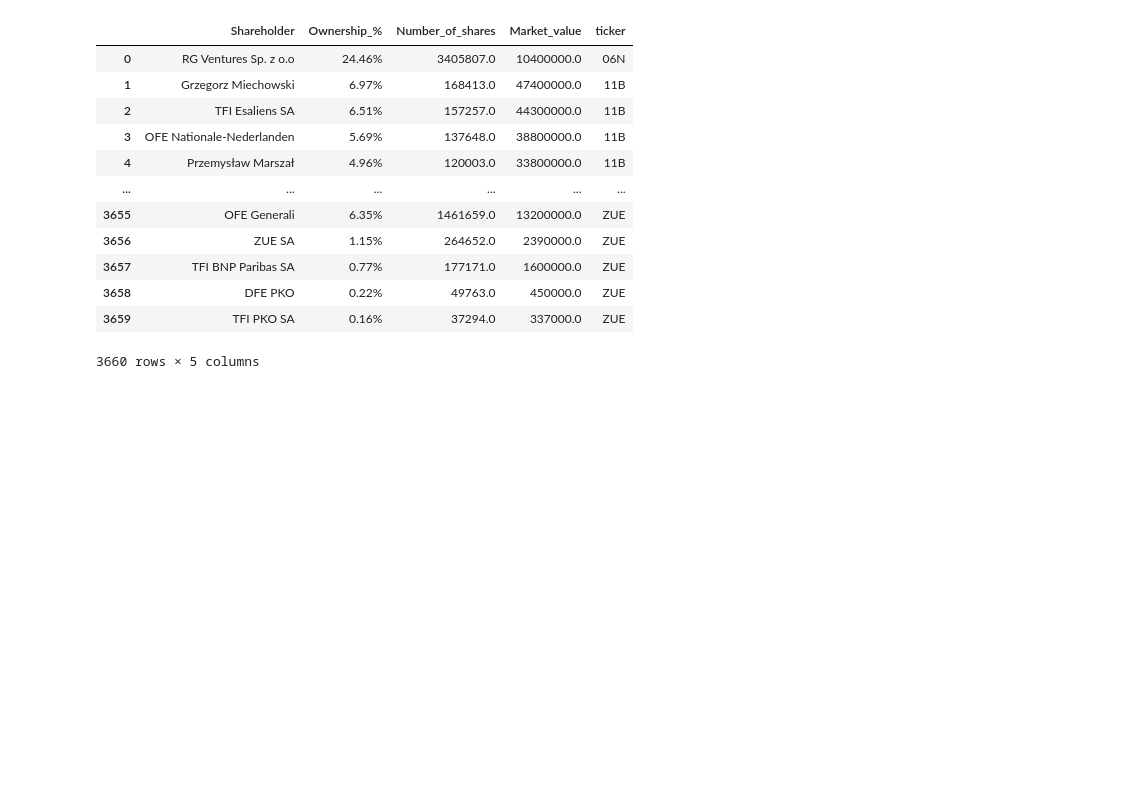
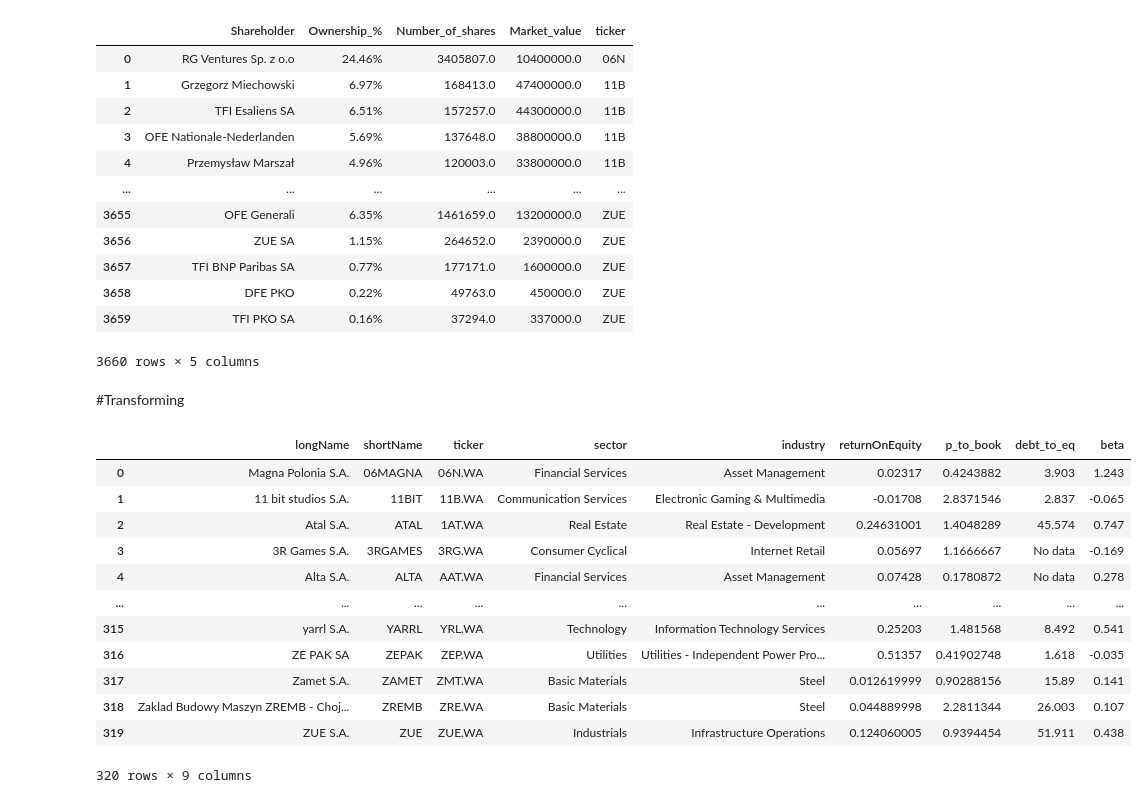
Before and after one commit to dominikjanyga/network-analysis, a Jupyter notebook: 2_network_analysis_data_cleaning.ipynb, the cells around one changed output. Saved outputs shown, nothing was run; the diff lists cells and outputs as text; code cells hidden in the pictures; blank space fills up the shorter version.

```diff
--- a/2_network_analysis_data_cleaning.ipynb
+++ b/2_network_analysis_data_cleaning.ipynb
@@ -127,0 +132,18 @@ df_shareholder
+# %% [markdown]
+#Transforming
+# %%
+df_financials
+# %% [output]
+|  | longName | shortName | ticker | sector | industry | returnOnEquity | p_to_book | debt_to_eq | beta |
+| 0 | Magna Polonia S.A. | 06MAGNA | 06N.WA | Financial Services | Asset Management | 0.02317 | 0.4243882 | 3.903 | 1.243 |
+| 1 | 11 bit studios S.A. | 11BIT | 11B.WA | Communication Services | Electronic Gaming & Multimedia | -0.01708 | 2.8371546 | 2.837 | -0.065 |
+| 2 | Atal S.A. | ATAL | 1AT.WA | Real Estate | Real Estate - Development | 0.24631001 | 1.4048289 | 45.574 | 0.747 |
+| 3 | 3R Games S.A. | 3RGAMES | 3RG.WA | Consumer Cyclical | Internet Retail | 0.05697 | 1.1666667 | No data | -0.169 |
+| 4 | Alta S.A. | ALTA | AAT.WA | Financial Services | Asset Management | 0.07428 | 0.1780872 | No data | 0.278 |
+| ... | ... | ... | ... | ... | ... | ... | ... | ... | ... |
+| 315 | yarrl S.A. | YARRL | YRL.WA | Technology | Information Technology Services | 0.25203 | 1.481568 | 8.492 | 0.541 |
+| 316 | ZE PAK SA | ZEPAK | ZEP.WA | Utilities | Utilities - Independent Power Pro... | 0.51357 | 0.41902748 | 1.618 | -0.035 |
+| 317 | Zamet S.A. | ZAMET | ZMT.WA | Basic Materials | Steel | 0.012619999 | 0.90288156 | 15.89 | 0.141 |
+| 318 | Zaklad Budowy Maszyn ZREMB - Choj... | ZREMB | ZRE.WA | Basic Materials | Steel | 0.044889998 | 2.2811344 | 26.003 | 0.107 |
+| 319 | ZUE S.A. | ZUE | ZUE.WA | Industrials | Infrastructure Operations | 0.124060005 | 0.9394454 | 51.911 | 0.438 |
+320 rows × 9 columns
```
Also changed, not shown: parts of 2 cells of this notebook.
